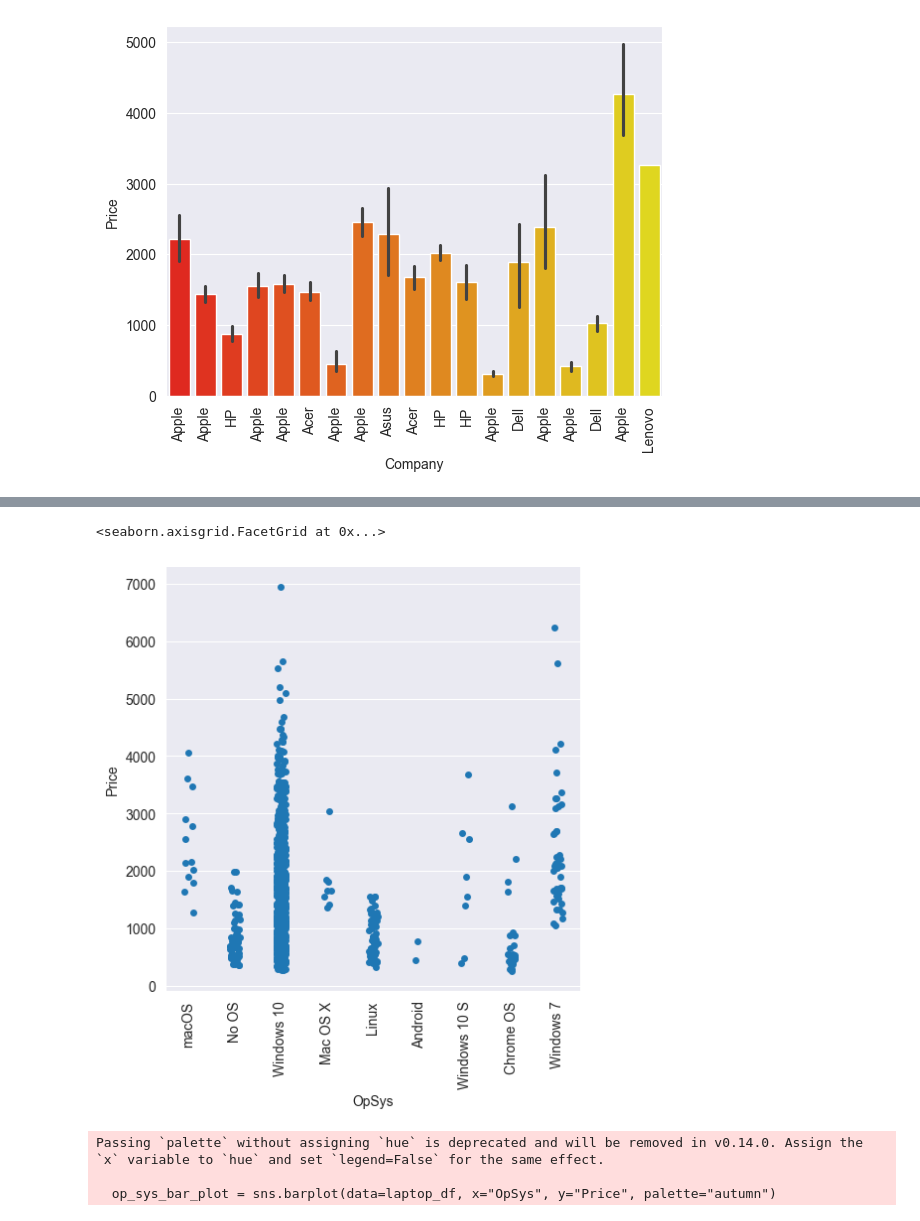
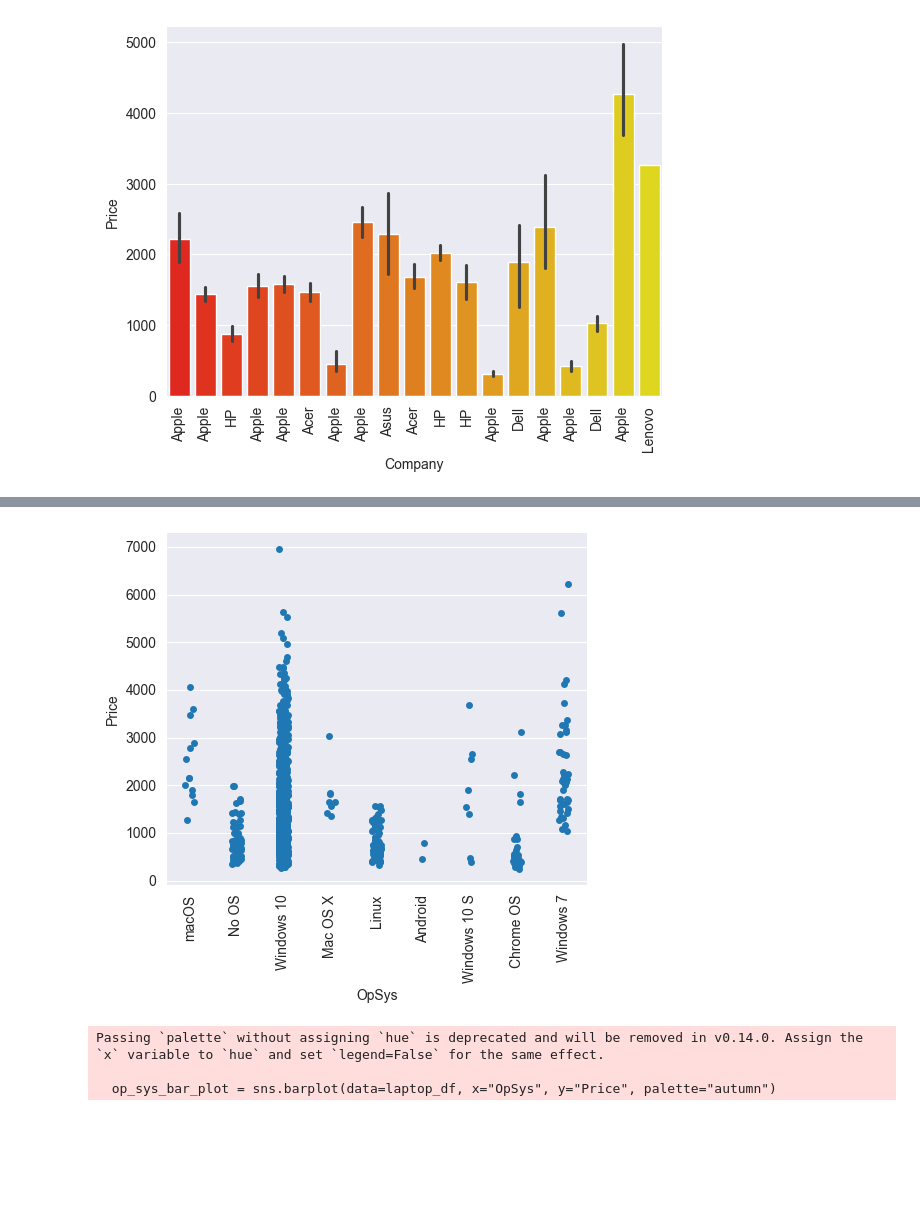
Before and after one commit to LittleMac24/MGMT_473-, a Jupyter notebook: Final_Project.ipynb, the cells around one changed output, grey strips where cells are left out. Drawn from its saved outputs; the diff is of its cells as text; code cells hidden in the pictures; blank space fills up the shorter version.

```diff
--- a/Final_Project.ipynb
+++ b/Final_Project.ipynb
@@ -366,9 +367,10 @@ laptop_df.query('Price > 6500' )
 # %%
 op_sys_scatter_plot = sns.catplot(data=laptop_df, x="OpSys", y="Price")
 op_sys_scatter_plot.set_xticklabels(rotation=90)
+op_sys_scatter_plot.figure.tight_layout()
+op_sys_scatter_plot.savefig("Data2", dpi=600)
 # %% [output]
-<seaborn.axisgrid.FacetGrid at 0x...>
-[figure, old version]
+[figure, new version]
 # %%
 op_sys_bar_plot = sns.barplot(data=laptop_df, x="OpSys", y="Price", palette="autumn")
 op_sys_bar_plot.set_xticklabels(labels= [
```
Also changed, not shown: parts of 9 cells of this notebook, 5 other files.
